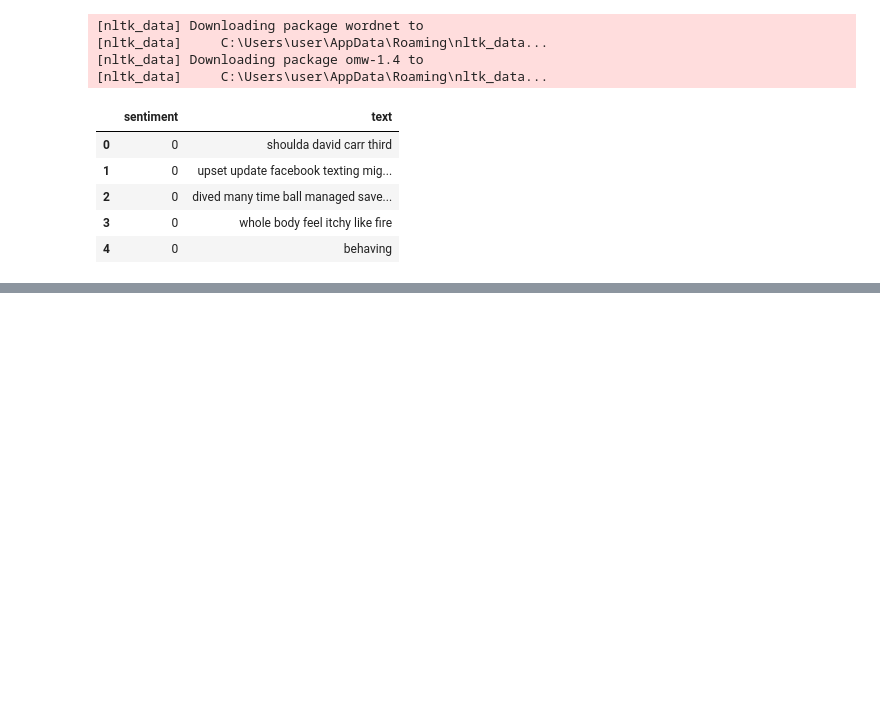
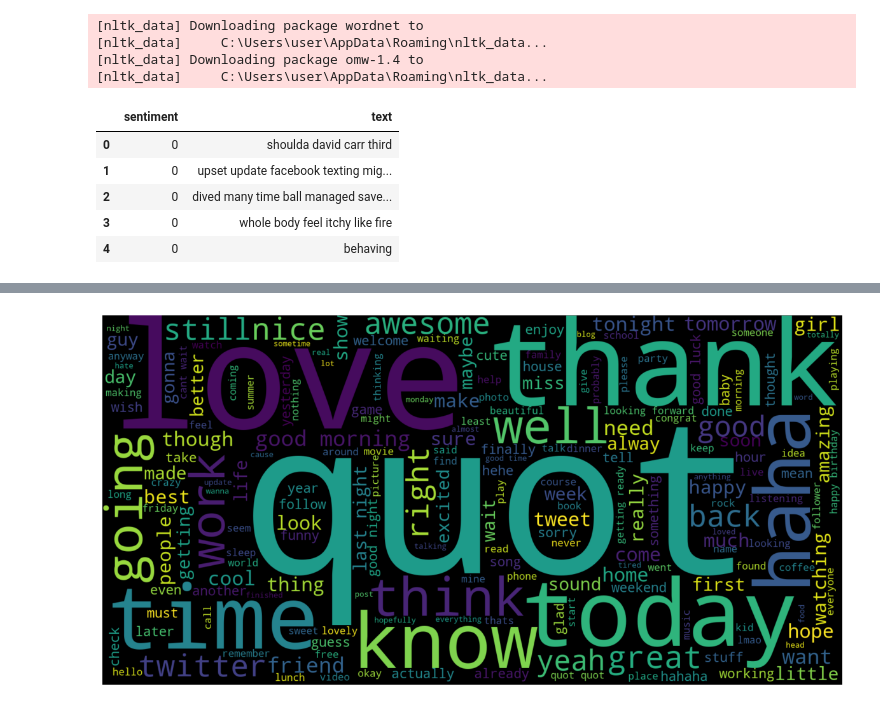
Before and after one commit to CKawara/Twitter-Sentiment-Analysis, a Jupyter notebook: Sentiment_Analysis.ipynb, the cells around one changed output, grey strips where cells are left out. Drawn from its saved outputs; the diff is of its cells as text; code cells hidden in the pictures; blank space fills up the shorter version.

```diff
--- a/Sentiment_Analysis.ipynb
+++ b/Sentiment_Analysis.ipynb
@@ -325,0 +342,13 @@ df.head()
+# %%
+# visualization for positive words
+pos_words = " ".join([sentence for sentence in df['text'][df['sentiment']==1]])
+
+pos_wordcloud = WordCloud(width=1600, height=800, random_state=42).generate(pos_words)
+
+# plot the graph
+plt.figure(figsize=(15,8))
+plt.imshow(pos_wordcloud, interpolation='bilinear')
+plt.axis('off')
+plt.show()
+# %% [output]
+[figure, added]
```
Also changed, not shown: parts of 3 cells of this notebook.
